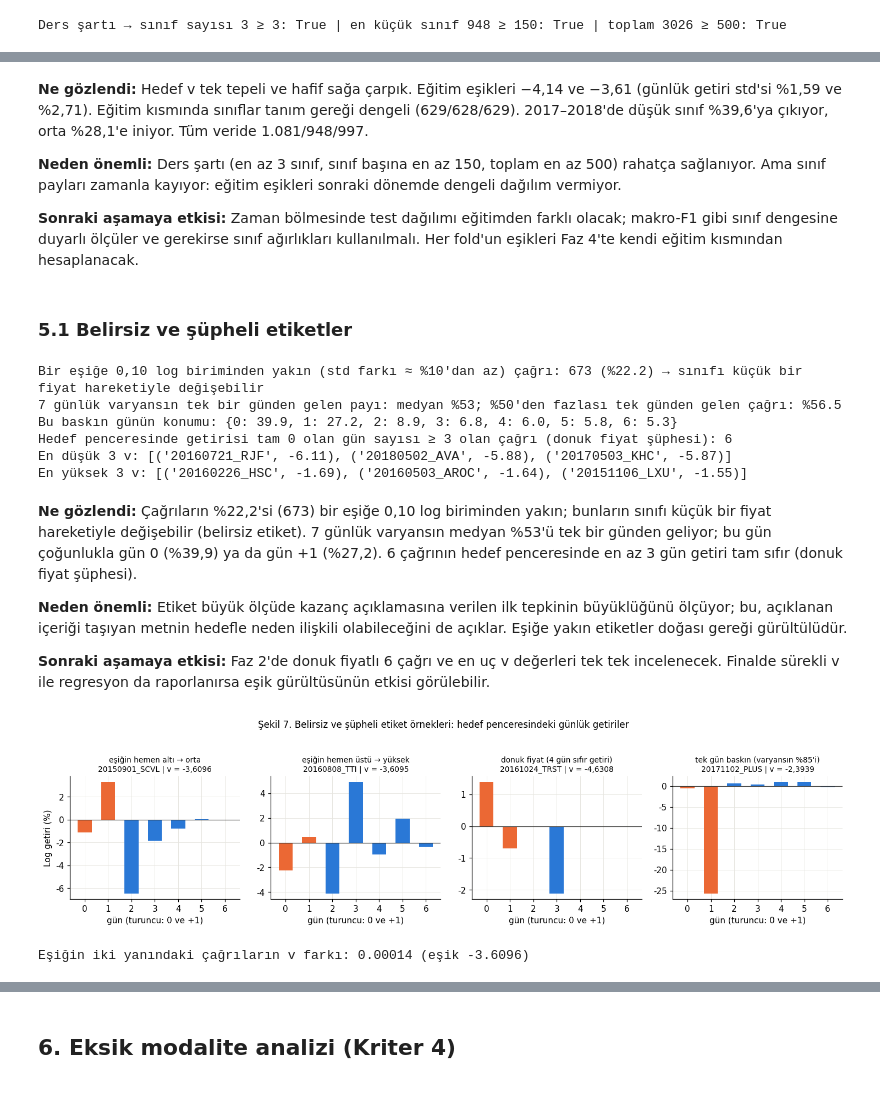
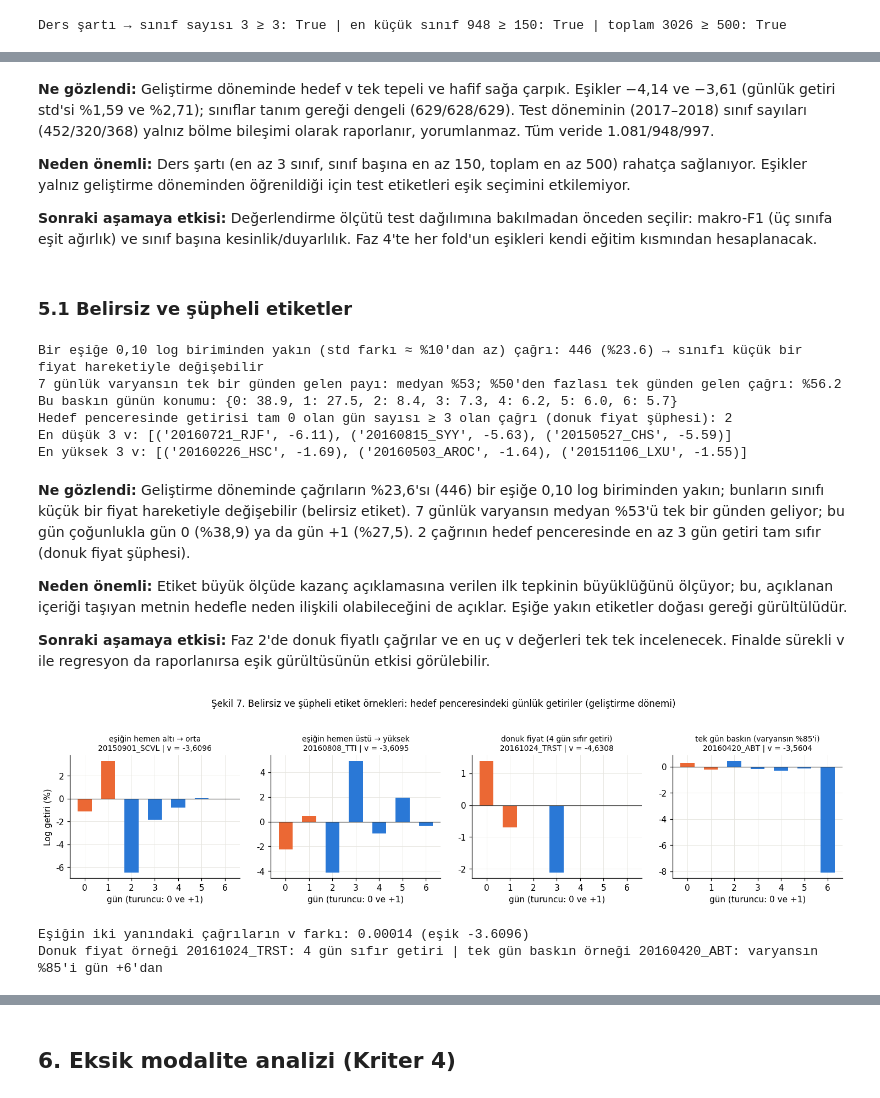
Before and after one commit to emirhanok1/kazanc-oynaklik, a Jupyter notebook: notebooks/01_veri_edinme_eslestirme.ipynb, the cells around one changed output, grey strips where cells are left out. Cells and saved outputs as stored; diff of their text form; code cells hidden in the pictures.

```diff
--- a/notebooks/01_veri_edinme_eslestirme.ipynb
+++ b/notebooks/01_veri_edinme_eslestirme.ipynb
@@ -385,8 +390,10 @@ artmalıdır. Tarihler kaymış olsaydı bu sıçrama görülmezdi.
 # %%
-a = pencere[pencere.gun.between(-5, 10)].assign(mutlak=lambda x: 100 * x.getiri.abs())
+gelistirme_k = eslesen & set(cagrilar.loc[cagrilar.tarih <= "2016-12-31", "klasor"])
+pg = pencere[pencere.klasor.isin(gelistirme_k)]          # hedef penceresine bakan analizler yalnız geliştirme döneminden
+a = pg[pg.gun.between(-5, 10)].assign(mutlak=lambda x: 100 * x.getiri.abs())
 ozet_g = a.groupby("gun").mutlak.agg(["mean", "std", "count"])
 ozet_g["yarim_ga"] = 1.96 * ozet_g["std"] / np.sqrt(ozet_g["count"])
-normal = 100 * pencere[pencere.gun.between(-60, -6)].getiri.abs().mean()
+normal = 100 * pg[pg.gun.between(-60, -6)].getiri.abs().mean()
 
 fig, ax = plt.subplots(figsize=(8.5, 3.8))
 ax.axvspan(-5.5, -0.5, color=MAVI, alpha=0.07)
@@ -406,7 +413,7 @@ ax.yaxis.set_major_formatter(VIRGUL)
 ax.set_xticks(range(-5, 11))
 ax.set_xlabel("Çağrı gününe (t0) göre işlem günü")
 ax.set_ylabel("Ortalama |log getiri| (%)")
-ax.set_title(f"Şekil 3. Çağrı gününe hizalı ortalama mutlak getiri (n = {tr(ozet_g['count'].min())} çağrı, %95 GA)")
+ax.set_title(f"Şekil 3. Çağrı gününe hizalı ortalama mutlak getiri (geliştirme dönemi, n = {tr(ozet_g['count'].min())}, %95 GA)")
 kaydet(fig, "f1_03_olay_gunu")
 plt.show()
 
@@ -536,10 +543,11 @@ tablo["sinif"] = etiket.siniflandir(tablo.v, esik).astype(int)
 tablo["ad_geciyor"] = es.set_index("klasor").ad_geciyor
 print("Eşikler (log std):", np.round(esik, 4), "→ günlük getiri std'si: %", np.round(100 * np.exp(esik), 3))
 
+tg = tablo[egitim]                                        # geliştirme dönemi (hedefe dayanan analizler için)
 ornekler = []
 for c in range(3):
-    aday = tablo[(tablo.sinif == c) & (tablo.ad_geciyor == True) & (tablo.n_kelime >= 800)]
-    ornekler.append((aday.v - tablo[tablo.sinif == c].v.median()).abs().idxmin())
+    aday = tg[(tg.sinif == c) & (tg.ad_geciyor == True) & (tg.n_kelime >= 800)]
+    ornekler.append((aday.v - tg[tg.sinif == c].v.median()).abs().idxmin())
 
 fig, eksen = plt.subplots(3, 2, figsize=(11.5, 8.2), gridspec_kw={"width_ratios": [1.25, 1]})
 for (sol, sag), k in zip(eksen, ornekler):
@@ -681,17 +689,17 @@ plt.show()
 # %% [markdown]
-**Ne gözlendi:** Hedef v tek tepeli ve hafif sağa çarpık. Eğitim eşikleri −4,14 ve −3,61 (günlük getiri std'si %1,59 ve %2,71). Eğitim kısmında sınıflar tanım gereği dengeli (629/628/629). 2017–2018'de düşük sınıf %39,6'ya çıkıyor, orta %28,1'e iniyor. Tüm veride 1.081/948/997.
+**Ne gözlendi:** Geliştirme döneminde hedef v tek tepeli ve hafif sağa çarpık. Eşikler −4,14 ve −3,61 (günlük getiri std'si %1,59 ve %2,71); sınıflar tanım gereği dengeli (629/628/629). Test döneminin (2017–2018) sınıf sayıları (452/320/368) yalnız bölme bileşimi olarak raporlanır, yorumlanmaz. Tüm veride 1.081/948/997.
 
-**Neden önemli:** Ders şartı (en az 3 sınıf, sınıf başına en az 150, toplam en az 500) rahatça sağlanıyor. Ama sınıf payları zamanla kayıyor: eğitim eşikleri sonraki dönemde dengeli dağılım vermiyor.
+**Neden önemli:** Ders şartı (en az 3 sınıf, sınıf başına en az 150, toplam en az 500) rahatça sağlanıyor. Eşikler yalnız geliştirme döneminden öğrenildiği için test etiketleri eşik seçimini etkilemiyor.
 
-**Sonraki aşamaya etkisi:** Zaman bölmesinde test dağılımı eğitimden farklı olacak; makro-F1 gibi sınıf dengesine duyarlı ölçüler ve gerekirse sınıf ağırlıkları kullanılmalı. Her fold'un eşikleri Faz 4'te kendi eğitim kısmından hesaplanacak.
+**Sonraki aşamaya etkisi:** Değerlendirme ölçütü test dağılımına bakılmadan önceden seçilir: makro-F1 (üç sınıfa eşit ağırlık) ve sınıf başına kesinlik/duyarlılık. Faz 4'te her fold'un eşikleri kendi eğitim kısmından hesaplanacak.
 # %% [markdown]
 ### 5.1 Belirsiz ve şüpheli etiketler
 # %%
-uzaklik = np.min(np.abs(tablo.v.to_numpy()[:, None] - esik[None, :]), axis=1)
+uzaklik = np.min(np.abs(tg.v.to_numpy()[:, None] - esik[None, :]), axis=1)
 print(f"Bir eşiğe 0,10 log biriminden yakın (std farkı ≈ %10'dan az) çağrı: {(uzaklik < 0.10).sum():,} "
       f"(%{100 * (uzaklik < 0.10).mean():.1f}) → sınıfı küçük bir fiyat hareketiyle değişebilir")
 
-h = pencere[pencere.gun.between(0, 6)].copy()
+h = pencere[pencere.gun.between(0, 6) & pencere.klasor.isin(tg.index)].copy()
 h["sapma2"] = (h.getiri - h.groupby("klasor").getiri.transform("mean")) ** 2
 en_buyuk = h.loc[h.groupby("klasor").sapma2.idxmax()].set_index("klasor")
 pay = en_buyuk.sapma2 / h.groupby("klasor").sapma2.sum()
@@ -701,46 +709,48 @@ print("Bu baskın günün konumu:", (100 * en_buyuk.gun.value_counts(normalize=T
 
 sifir = h.groupby("klasor").getiri.apply(lambda s: (s == 0).sum())
 print("Hedef penceresinde getirisi tam 0 olan gün sayısı ≥ 3 olan çağrı (donuk fiyat şüphesi):", int((sifir >= 3).sum()))
-uc_ = tablo.v.sort_values()
+uc_ = tg.v.sort_values()
 print("En düşük 3 v:", [(k, round(x, 2)) for k, x in uc_.head(3).items()])
 print("En yüksek 3 v:", [(k, round(x, 2)) for k, x in uc_.tail(3).items()])
 # %% [output]
-Bir eşiğe 0,10 log biriminden yakın (std farkı ≈ %10'dan az) çağrı: 673 (%22.2) → sınıfı küçük bir fiyat hareketiyle değişebilir
-7 günlük varyansın tek bir günden gelen payı: medyan %53; %50'den fazlası tek günden gelen çağrı: %56.5
-Bu baskın günün konumu: {0: 39.9, 1: 27.2, 2: 8.9, 3: 6.8, 4: 6.0, 5: 5.8, 6: 5.3}
-Hedef penceresinde getirisi tam 0 olan gün sayısı ≥ 3 olan çağrı (donuk fiyat şüphesi): 6
-En düşük 3 v: [('20160721_RJF', -6.11), ('20180502_AVA', -5.88), ('20170503_KHC', -5.87)]
+Bir eşiğe 0,10 log biriminden yakın (std farkı ≈ %10'dan az) çağrı: 446 (%23.6) → sınıfı küçük bir fiyat hareketiyle değişebilir
+7 günlük varyansın tek bir günden gelen payı: medyan %53; %50'den fazlası tek günden gelen çağrı: %56.2
+Bu baskın günün konumu: {0: 38.9, 1: 27.5, 2: 8.4, 3: 7.3, 4: 6.2, 5: 6.0, 6: 5.7}
+Hedef penceresinde getirisi tam 0 olan gün sayısı ≥ 3 olan çağrı (donuk fiyat şüphesi): 2
+En düşük 3 v: [('20160721_RJF', -6.11), ('20160815_SYY', -5.63), ('20150527_CHS', -5.59)]
 En yüksek 3 v: [('20160226_HSC', -1.69), ('20160503_AROC', -1.64), ('20151106_LXU', -1.55)]
 # %% [markdown]
-**Ne gözlendi:** Çağrıların %22,2'si (673) bir eşiğe 0,10 log biriminden yakın; bunların sınıfı küçük bir fiyat hareketiyle değişebilir (belirsiz etiket). 7 günlük varyansın medyan %53'ü tek bir günden geliyor; bu gün çoğunlukla gün 0 (%39,9) ya da gün +1 (%27,2). 6 çağrının hedef penceresinde en az 3 gün getiri tam sıfır (donuk fiyat şüphesi).
+**Ne gözlendi:** Geliştirme döneminde çağrıların %23,6'sı (446) bir eşiğe 0,10 log biriminden yakın; bunların sınıfı küçük bir fiyat hareketiyle değişebilir (belirsiz etiket). 7 günlük varyansın medyan %53'ü tek bir günden geliyor; bu gün çoğunlukla gün 0 (%38,9) ya da gün +1 (%27,5). 2 çağrının hedef penceresinde en az 3 gün getiri tam sıfır (donuk fiyat şüphesi).
 
 **Neden önemli:** Etiket büyük ölçüde kazanç açıklamasına verilen ilk tepkinin büyüklüğünü ölçüyor; bu, açıklanan içeriği taşıyan metnin hedefle neden ilişkili olabileceğini de açıklar. Eşiğe yakın etiketler doğası gereği gürültülüdür.
 
-**Sonraki aşamaya etkisi:** Faz 2'de donuk fiyatlı 6 çağrı ve en uç v değerleri tek tek incelenecek. Finalde sürekli v ile regresyon da raporlanırsa eşik gürültüsünün etkisi görülebilir.
+**Sonraki aşamaya etkisi:** Faz 2'de donuk fiyatlı çağrılar ve en uç v değerleri tek tek incelenecek. Finalde sürekli v ile regresyon da raporlanırsa eşik gürültüsünün etkisi görülebilir.
 # %%
-h0 = 100 * pencere[pencere.gun.between(0, 6)].pivot(index="klasor", columns="gun", values="getiri")
-alt_ = tablo[tablo.v <= esik[1]].v.idxmax()      # üst eşiğin hemen altı → orta
-ust_ = tablo[tablo.v > esik[1]].v.idxmin()       # üst eşiğin hemen üstü → yüksek
+h0 = 100 * h.pivot(index="klasor", columns="gun", values="getiri")
+alt_ = tg[tg.v <= esik[1]].v.idxmax()      # üst eşiğin hemen altı → orta
+ust_ = tg[tg.v > esik[1]].v.idxmin()       # üst eşiğin hemen üstü → yüksek
 donuk = sifir.idxmax()                           # hedef penceresinde en çok sıfır getirili çağrı
 baskin = pay.idxmax()                            # varyansı en çok tek güne yığılmış çağrı
 ornek = [(alt_, "eşiğin hemen altı → orta"), (ust_, "eşiğin hemen üstü → yüksek"),
          (donuk, f"donuk fiyat ({int(sifir[donuk])} gün sıfır getiri)"), (baskin, f"tek gün baskın (varyansın %{100 * pay[baskin]:.0f}'i)")]
 fig, eksen = plt.subplots(1, 4, figsize=(13.5, 3.4))
 for ax, (k, baslik) in zip(eksen, ornek):
     r = h0.loc[k]
     ax.bar(r.index, r.values, color=[TURUNCU if g in (0, 1) else MAVI for g in r.index], width=0.6)
     ax.axhline(0, color=KOYU, lw=0.8)
     ax.set_title(f"{baslik}\n{k} | v = {tr(tablo.v[k], 4)}", fontsize=9)
     ax.set_xticks(range(7))
     ax.set_xlabel("gün (turuncu: 0 ve +1)")
     ax.yaxis.set_major_formatter(VIRGUL)
 eksen[0].set_ylabel("Log getiri (%)")
-fig.suptitle("Şekil 7. Belirsiz ve şüpheli etiket örnekleri: hedef penceresindeki günlük getiriler", y=1.04, fontsize=11)
+fig.suptitle("Şekil 7. Belirsiz ve şüpheli etiket örnekleri: hedef penceresindeki günlük getiriler (geliştirme dönemi)", y=1.04, fontsize=11)
 fig.tight_layout()
 kaydet(fig, "f1_07_supheli_etiketler")
 plt.show()
 print(f"Eşiğin iki yanındaki çağrıların v farkı: {tablo.v[ust_] - tablo.v[alt_]:.5f} (eşik {esik[1]:.4f})")
+print(f"Donuk fiyat örneği {donuk}: {int(sifir[donuk])} gün sıfır getiri | tek gün baskın örneği {baskin}: varyansın %{100 * pay[baskin]:.0f}'i gün +{int(en_buyuk.loc[baskin, 'gun'])}'dan")
 # %% [output]
-[figure, old version]
+[figure, new version]
 Eşiğin iki yanındaki çağrıların v farkı: 0.00014 (eşik -3.6096)
+Donuk fiyat örneği 20161024_TRST: 4 gün sıfır getiri | tek gün baskın örneği 20160420_ABT: varyansın %85'i gün +6'dan
 # %% [markdown]
```
Also changed, not shown: parts of 13 cells of this notebook, 11 other files.
